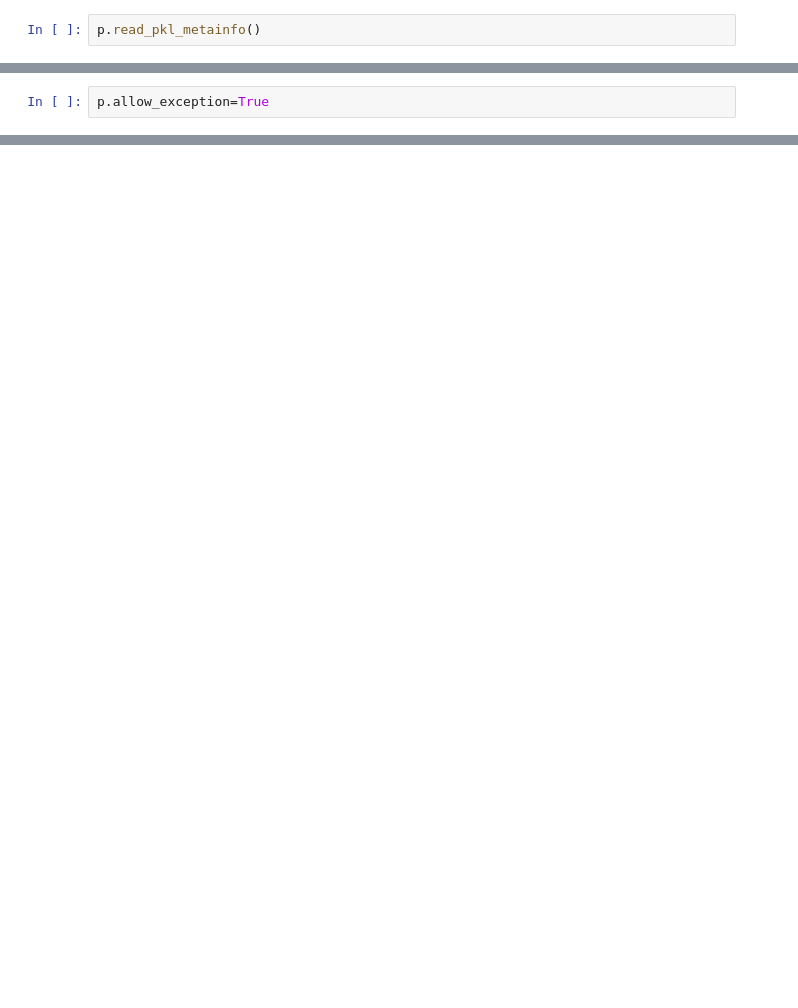
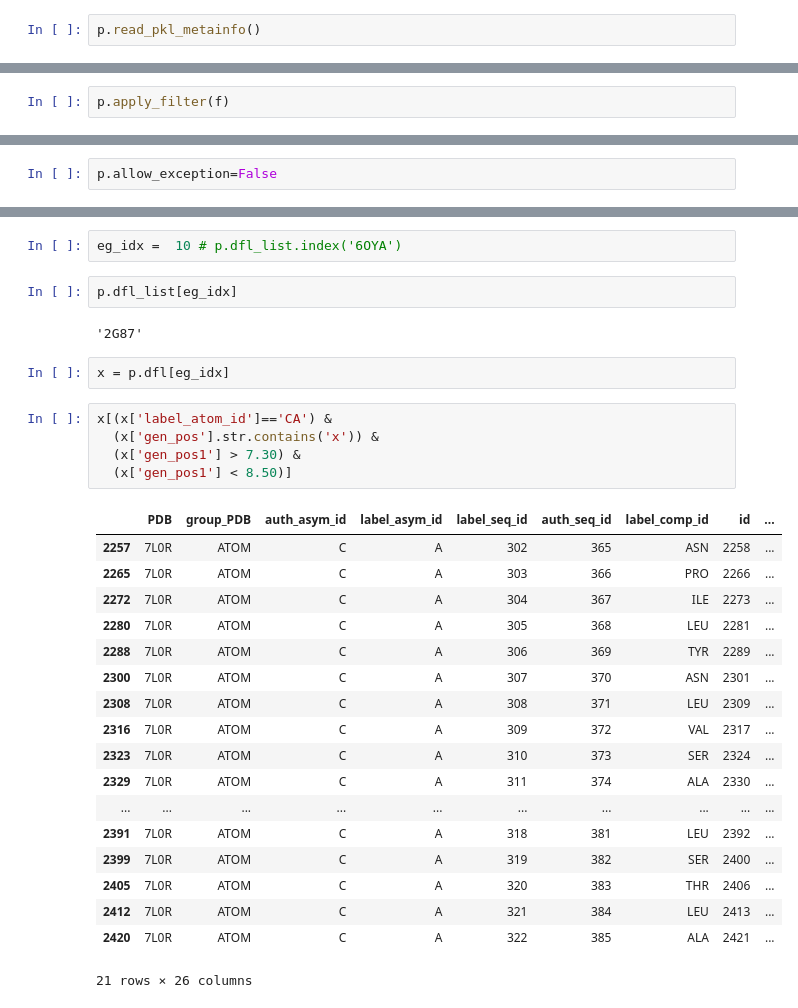
Before and after one commit to flurinh/mt, a Jupyter notebook: run.ipynb, the cells around one changed output, grey strips where cells are left out. Drawn from its saved outputs; the diff is of its cells as text; blank space fills up the shorter version.

```diff
--- a/run.ipynb
+++ b/run.ipynb
@@ -68,0 +34,2 @@ p.make_raws(overwrite=True)
+# %%
+p.apply_filter(f)
@@ -75,2 +159,2 @@ x =  p.dfl[0]
 # %%
-p.allow_exception=True
+p.allow_exception=False
@@ -147,0 +176,32 @@ p.to_pkl(mode='g', folder='data/processed/')
+# %%
+eg_idx =  10 # p.dfl_list.index('6OYA')
+# %%
+p.dfl_list[eg_idx]
+# %% [output]
+'2G87'
+# %%
+x = p.dfl[eg_idx]
+# %%
+x[(x['label_atom_id']=='CA') &
+  (x['gen_pos'].str.contains('x')) &
+  (x['gen_pos1'] > 7.30) &
+  (x['gen_pos1'] < 8.50)]
+# %% [output]
+|  | PDB | group_PDB | auth_asym_id | label_asym_id | label_seq_id | auth_seq_id | label_comp_id | id | ... |
+| 2257 | 7L0R | ATOM | C | A | 302 | 365 | ASN | 2258 | ... |
+| 2265 | 7L0R | ATOM | C | A | 303 | 366 | PRO | 2266 | ... |
+| 2272 | 7L0R | ATOM | C | A | 304 | 367 | ILE | 2273 | ... |
+| 2280 | 7L0R | ATOM | C | A | 305 | 368 | LEU | 2281 | ... |
+| 2288 | 7L0R | ATOM | C | A | 306 | 369 | TYR | 2289 | ... |
+| 2300 | 7L0R | ATOM | C | A | 307 | 370 | ASN | 2301 | ... |
+| 2308 | 7L0R | ATOM | C | A | 308 | 371 | LEU | 2309 | ... |
+| 2316 | 7L0R | ATOM | C | A | 309 | 372 | VAL | 2317 | ... |
+| 2323 | 7L0R | ATOM | C | A | 310 | 373 | SER | 2324 | ... |
+| 2329 | 7L0R | ATOM | C | A | 311 | 374 | ALA | 2330 | ... |
+| ... | ... | ... | ... | ... | ... | ... | ... | ... | ... |
+| 2391 | 7L0R | ATOM | C | A | 318 | 381 | LEU | 2392 | ... |
+| 2399 | 7L0R | ATOM | C | A | 319 | 382 | SER | 2400 | ... |
+| 2405 | 7L0R | ATOM | C | A | 320 | 383 | THR | 2406 | ... |
+| 2412 | 7L0R | ATOM | C | A | 321 | 384 | LEU | 2413 | ... |
+| 2420 | 7L0R | ATOM | C | A | 322 | 385 | ALA | 2421 | ... |
+21 rows × 26 columns
```
Also changed, not shown: parts of 40 cells of this notebook, 2 other files.
